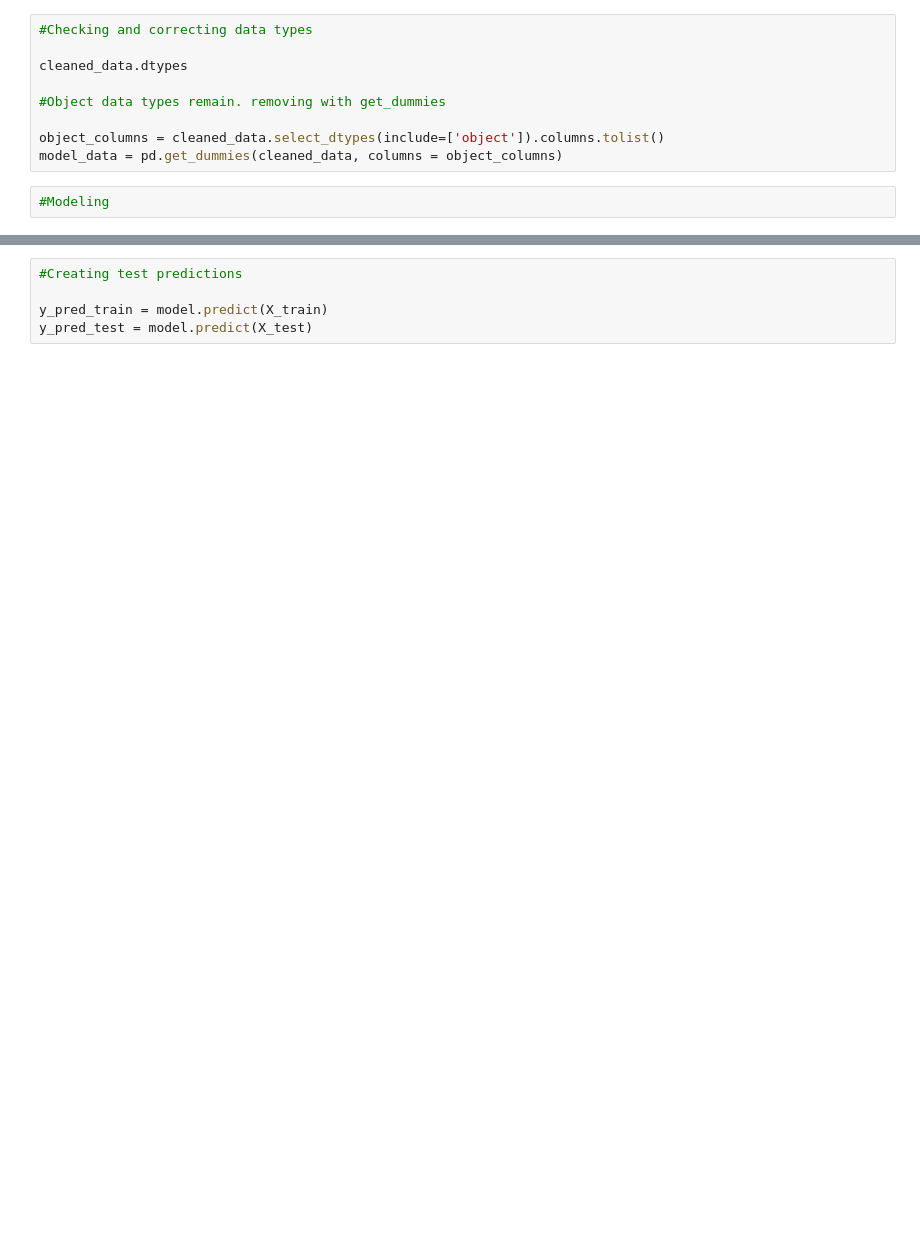
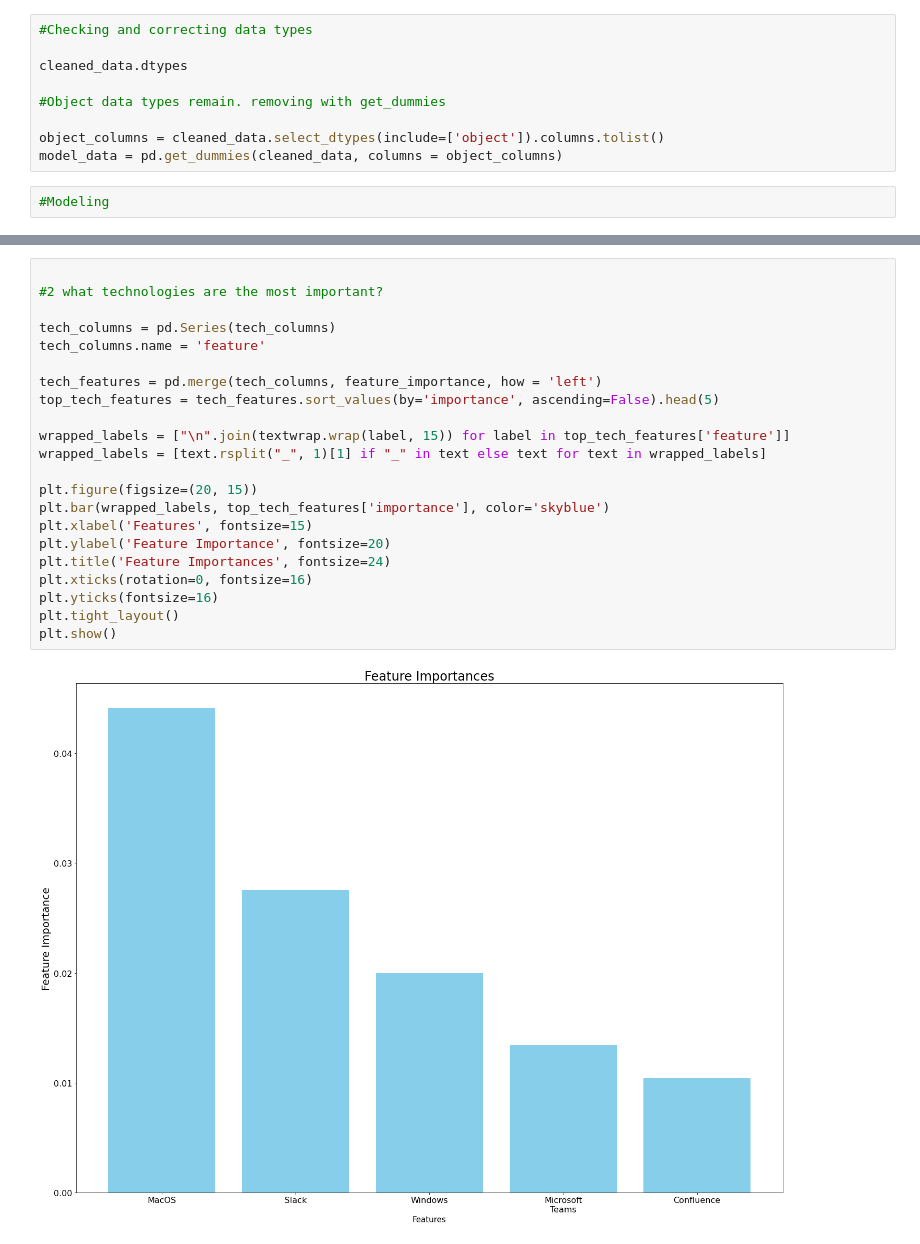
Before and after one commit to rfhoerlein/Data-Science-Blog-Post, a Jupyter notebook: Data Cleaning and Modeling.ipynb, the cells around one changed output, grey strips where cells are left out. Drawn from its saved outputs; the diff is of its cells as text; blank space fills up the shorter version.

```diff
--- a/Data Cleaning and Modeling.ipynb
+++ b/Data Cleaning and Modeling.ipynb
@@ -384,6 +496,25 @@ DecisionTreeClassifier(min_samples_leaf=5, random_state=7)
 # %%
-#Creating test predictions
 
-y_pred_train = model.predict(X_train)
-y_pred_test = model.predict(X_test)
+#2 what technologies are the most important?
+
+tech_columns = pd.Series(tech_columns)
+tech_columns.name = 'feature'
+
+tech_features = pd.merge(tech_columns, feature_importance, how = 'left')
+top_tech_features = tech_features.sort_values(by='importance', ascending=False).head(5)
+
+wrapped_labels = ["\n".join(textwrap.wrap(label, 15)) for label in top_tech_features['feature']]
+wrapped_labels = [text.rsplit("_", 1)[1] if "_" in text else text for text in wrapped_labels]
+
+plt.figure(figsize=(20, 15))
+plt.bar(wrapped_labels, top_tech_features['importance'], color='skyblue')
+plt.xlabel('Features', fontsize=15)
+plt.ylabel('Feature Importance', fontsize=20)
+plt.title('Feature Importances', fontsize=24)
+plt.xticks(rotation=0, fontsize=16)
+plt.yticks(fontsize=16)
+plt.tight_layout()
+plt.show()
+# %% [output]
+[figure, added]
 # %%
```
Also changed, not shown: parts of 13 cells of this notebook.
